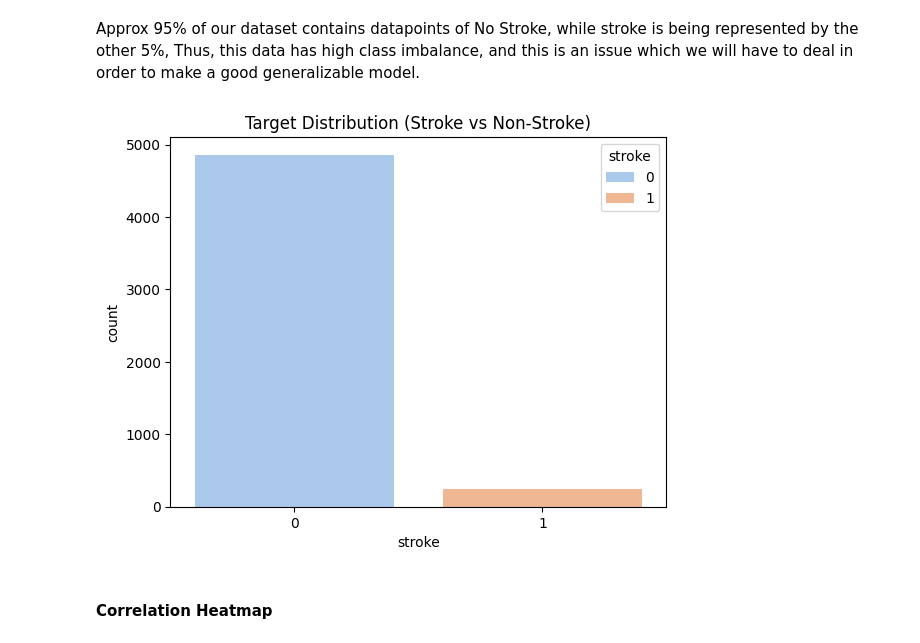
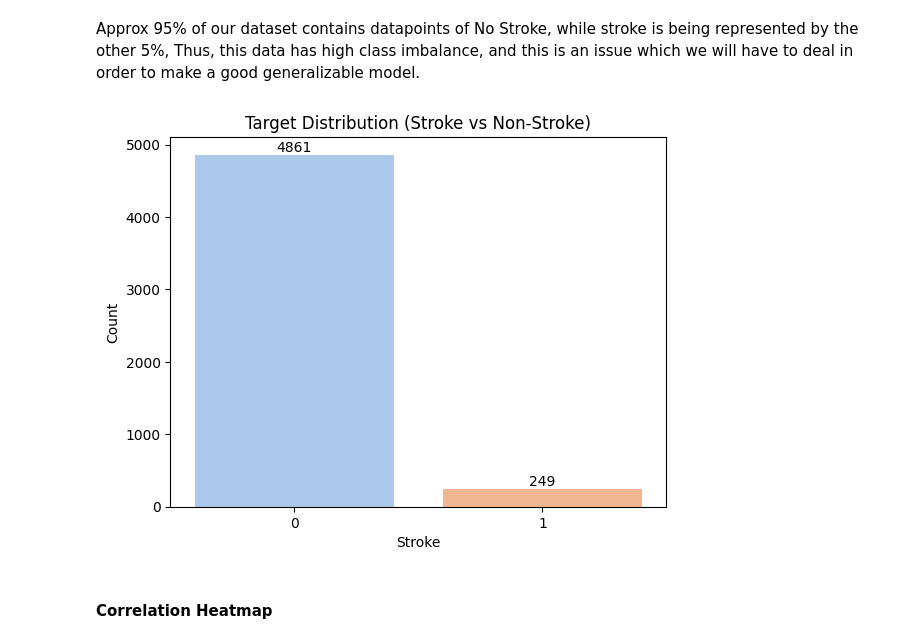
Before and after one commit to Tej1109/MLP_Pracs, a Jupyter notebook: Stroke_Prediction.ipynb, the cells around one changed output. Cells and saved outputs as stored; diff of their text form; code cells hidden in the pictures.

```diff
--- a/Stroke_Prediction.ipynb
+++ b/Stroke_Prediction.ipynb
@@ -141,11 +295,24 @@ dtype: float64
 Approx 95% of our dataset contains datapoints of No Stroke, while stroke is being represented by the other 5%,
 Thus, this data has high class imbalance, and this is an issue which we will have to deal in order to make a good generalizable model.
 # %%
-sns.countplot(x='stroke', data=df,hue = 'stroke',palette = 'pastel')
+fig, ax = plt.subplots()
+
+sns.countplot(x='stroke', data=df, palette='pastel', ax=ax)
+
+#Add annotations
+for p in ax.patches:
+    ax.annotate(
+        str(int(p.get_height())),
+        (p.get_x() + p.get_width() / 2., p.get_height()),
+        ha='center', va='bottom'
+    )
+
 plt.title('Target Distribution (Stroke vs Non-Stroke)')
+plt.xlabel('Stroke')
+plt.ylabel('Count')
 plt.show()
 # %% [output]
-[figure, old version]
+[figure, new version]
 # %% [markdown]
 #### Correlation Heatmap
 # %%
```
Also changed, not shown: parts of 47 cells of this notebook.
